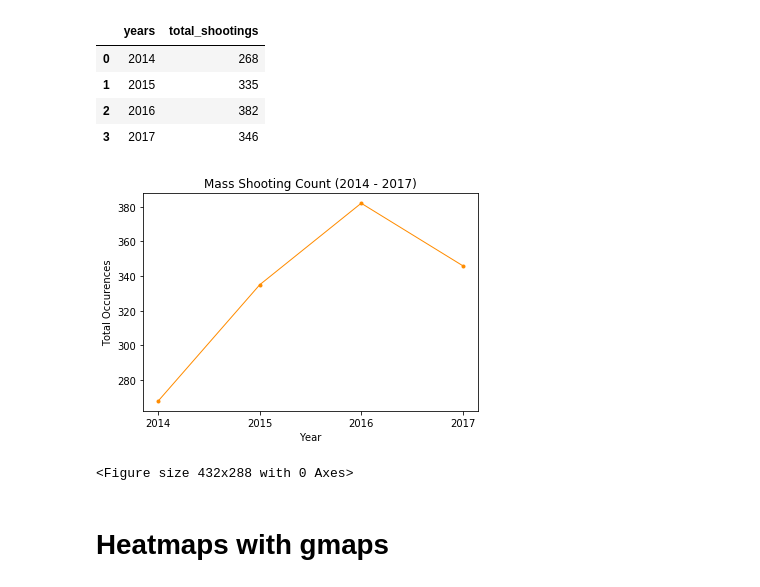
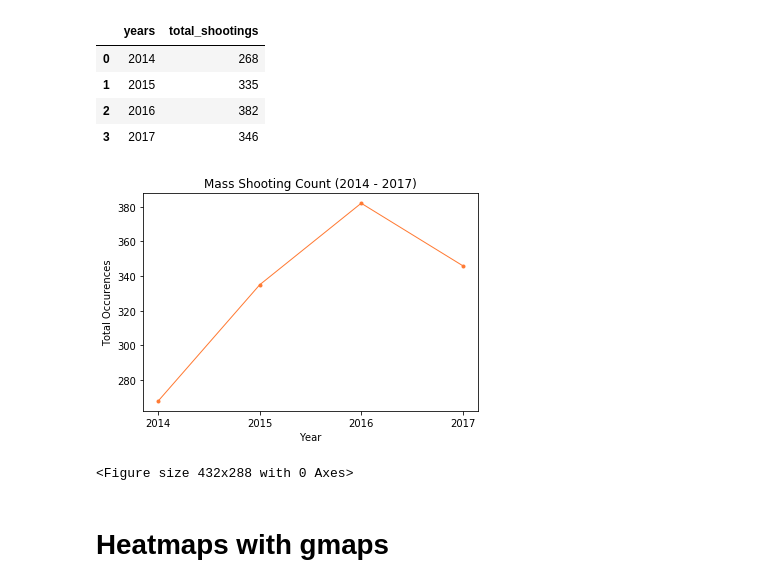
Before and after one commit to lprymak/Project1, a Jupyter notebook: Final_Data_Analysis.ipynb, the cells around one changed output. Drawn from its saved outputs; the diff is of its cells as text; code cells hidden in the pictures.

```diff
--- a/Final_Data_Analysis.ipynb
+++ b/Final_Data_Analysis.ipynb
@@ -47,15 +49,16 @@ total_mass_shootings
 | 2 | 2016 | 382 |
 | 3 | 2017 | 346 |
 # %%
-total, = plt.plot(total_mass_shootings['years'], total_mass_shootings['total_shootings'], color = 'darkorange',linewidth=1, marker = '.')
+colors = str('#ff7a33')
+total, = plt.plot(total_mass_shootings['years'], total_mass_shootings['total_shootings'], color = colors,linewidth=1, marker = '.')
 
 plt.xlabel('Year')
 plt.title("Mass Shooting Count (2014 - 2017)")
 plt.ylabel('Total Occurences')
 plt.show()
 plt.savefig("Plots/Overall_Count.png")
 # %% [output]
-[figure, old version]
+[figure, new version]
 <Figure size 432x288 with 0 Axes>
 # %% [markdown]
 # Heatmaps with gmaps
```
Also changed, not shown: parts of 34 cells of this notebook, 1 other file.
